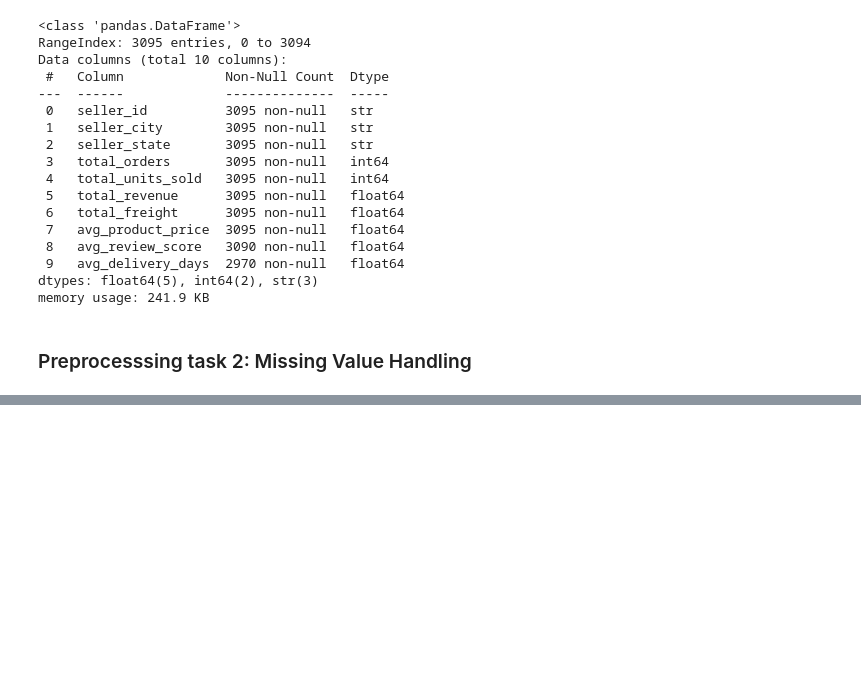
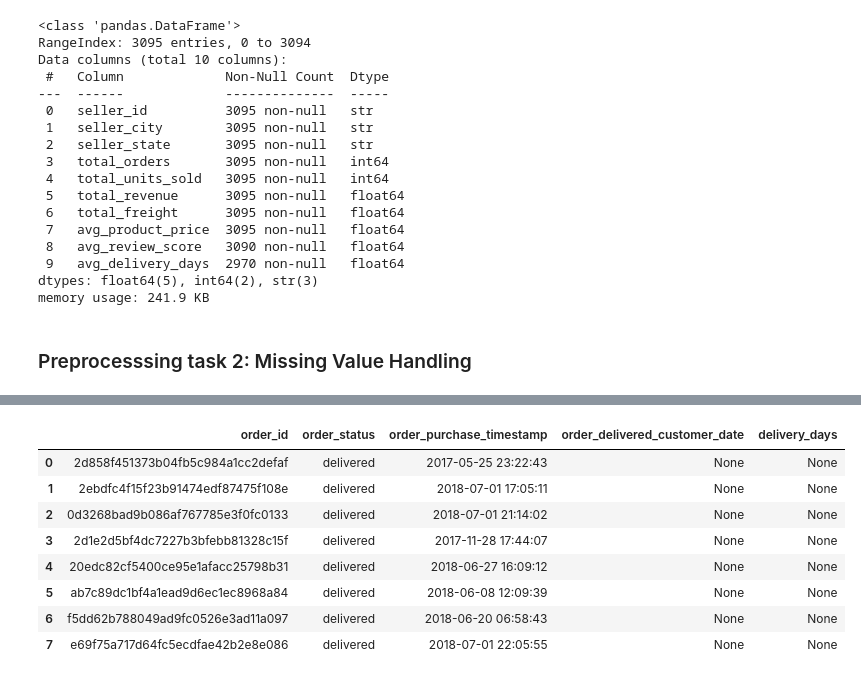
Before and after one commit to anees555/Customer-Intelligent-Platform, a Jupyter notebook: notebooks/03_data_preprocessing.ipynb, the cells around one changed output, grey strips where cells are left out. Drawn from its saved outputs; the diff is of its cells as text; code cells hidden in the pictures; blank space fills up the shorter version.

```diff
--- a/notebooks/03_data_preprocessing.ipynb
+++ b/notebooks/03_data_preprocessing.ipynb
@@ -265,0 +350,26 @@ memory usage: 241.9 KB
+# %%
+query = """
+SELECT
+    order_id,
+    order_status,
+    order_purchase_timestamp,
+    order_delivered_customer_date,
+    delivery_days
+FROM order_summary
+WHERE delivery_days IS NULL
+AND order_status = 'delivered';
+
+"""
+# %%
+check = load_query(query)
+check
+# %% [output]
+|  | order_id | order_status | order_purchase_timestamp | order_delivered_customer_date | delivery_days |
+| 0 | 2d858f451373b04fb5c984a1cc2defaf | delivered | 2017-05-25 23:22:43 | None | None |
+| 1 | 2ebdfc4f15f23b91474edf87475f108e | delivered | 2018-07-01 17:05:11 | None | None |
+| 2 | 0d3268bad9b086af767785e3f0fc0133 | delivered | 2018-07-01 21:14:02 | None | None |
+| 3 | 2d1e2d5bf4dc7227b3bfebb81328c15f | delivered | 2017-11-28 17:44:07 | None | None |
+| 4 | 20edc82cf5400ce95e1afacc25798b31 | delivered | 2018-06-27 16:09:12 | None | None |
+| 5 | ab7c89dc1bf4a1ead9d6ec1ec8968a84 | delivered | 2018-06-08 12:09:39 | None | None |
+| 6 | f5dd62b788049ad9fc0526e3ad11a097 | delivered | 2018-06-20 06:58:43 | None | None |
+| 7 | e69f75a717d64fc5ecdfae42b2e8e086 | delivered | 2018-07-01 22:05:55 | None | None |
```
Also changed, not shown: parts of 9 cells of this notebook.
